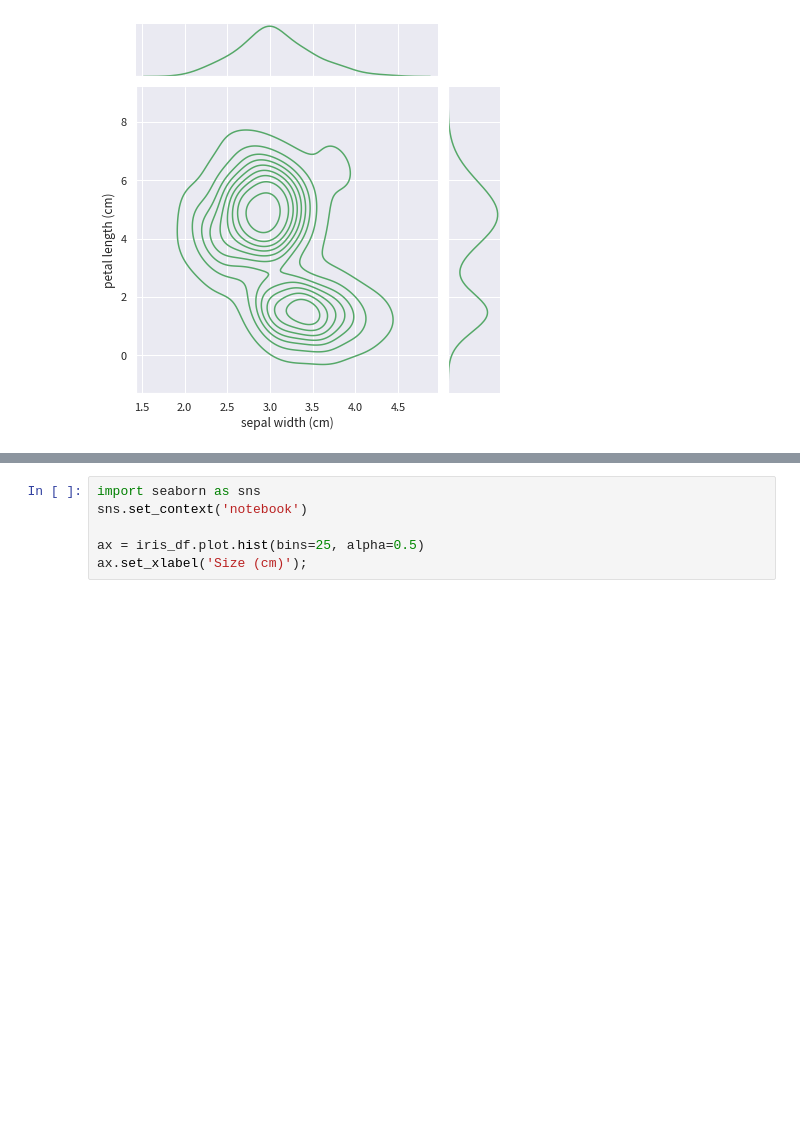
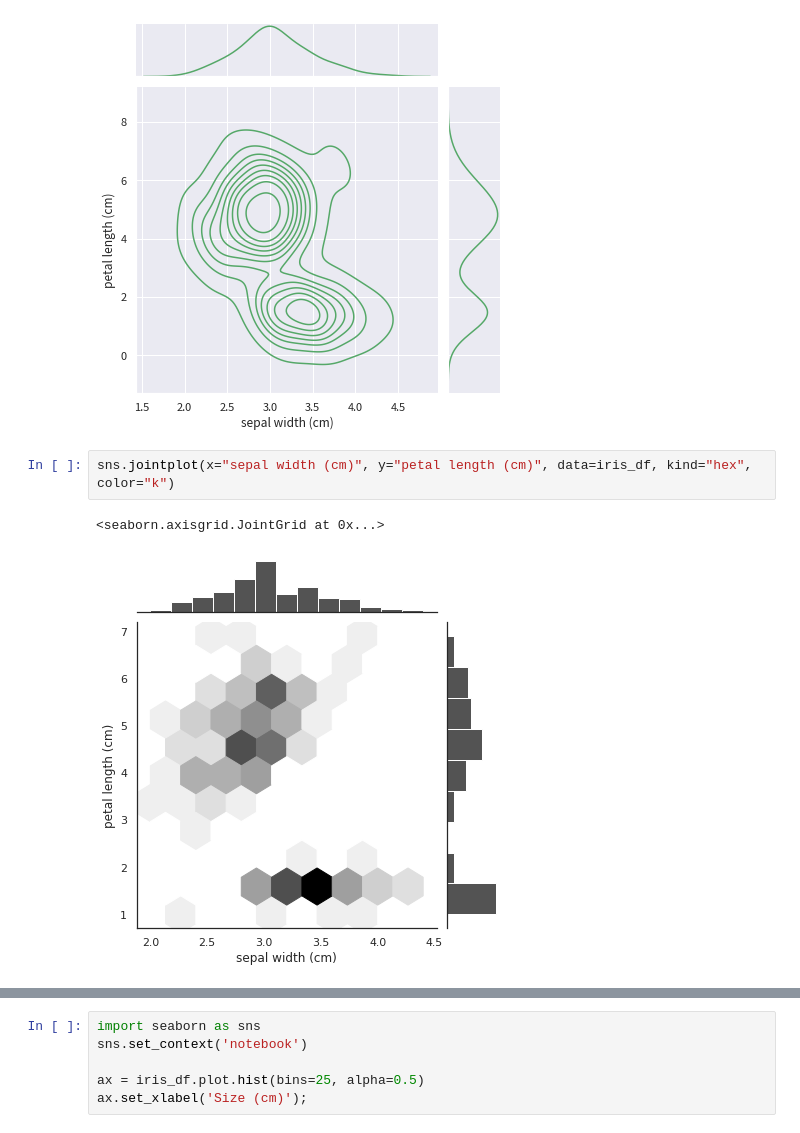
Before and after one commit to jeddyclass/202210.NCUT, a Jupyter notebook: session_03_eda.ipynb, the cells around one changed output, grey strips where cells are left out. Saved outputs shown, nothing was run; the diff lists cells and outputs as text; blank space fills up the shorter version.

```diff
--- a/session_03_eda.ipynb
+++ b/session_03_eda.ipynb
@@ -333,3 +333,8 @@ sns.jointplot(x="sepal width (cm)", y="petal length (cm)", data=iris_df, kind="k
 # %% [output]
 <seaborn.axisgrid.JointGrid at 0x...>
 [figure]
+# %%
+sns.jointplot(x="sepal width (cm)", y="petal length (cm)", data=iris_df, kind="hex", color="k")
+# %% [output]
+<seaborn.axisgrid.JointGrid at 0x...>
+[figure, added]
```
Also changed, not shown: parts of 1 cell of this notebook.
